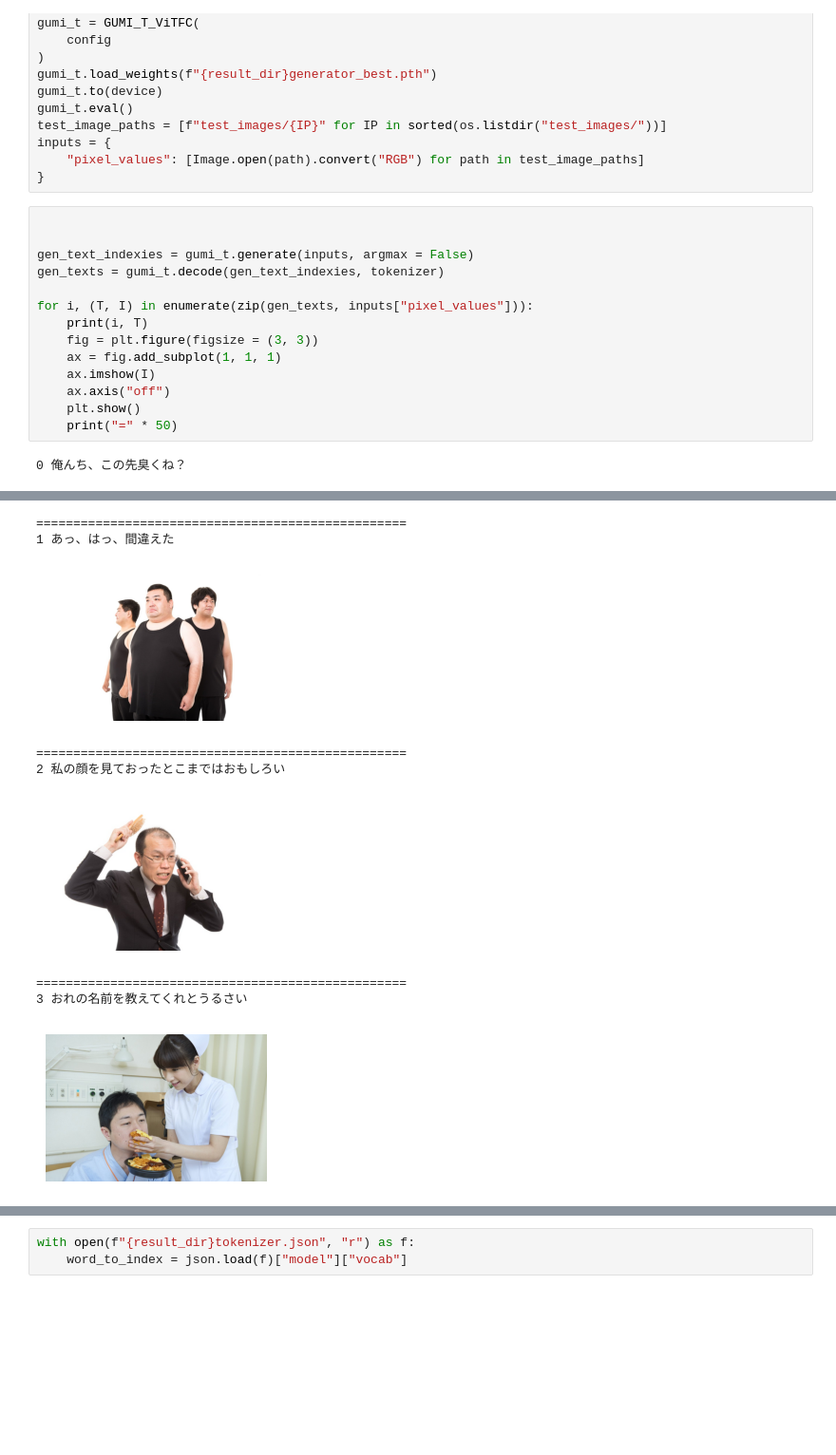
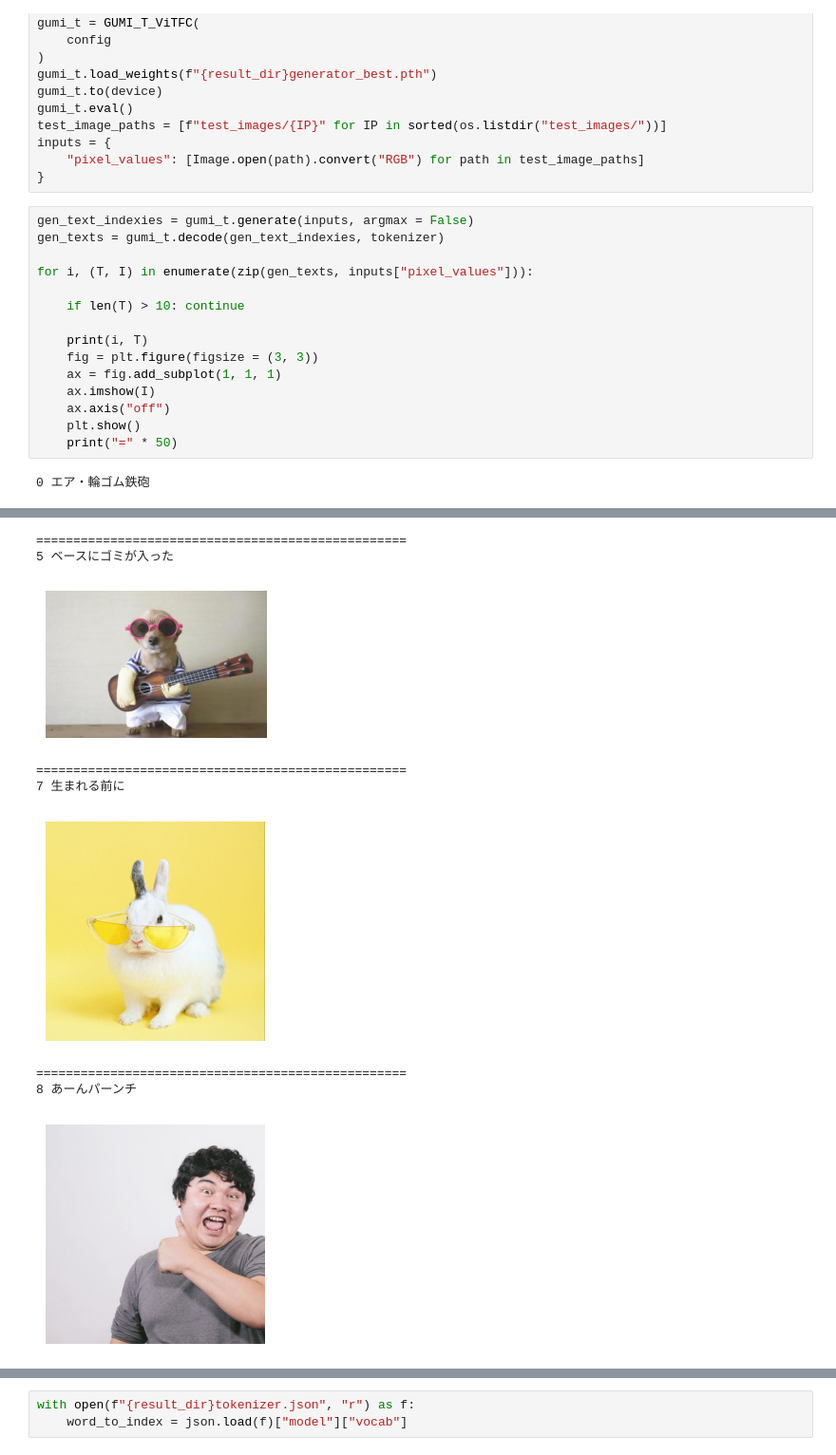
Before and after one commit to yryo1005/GUMI_T_Paper_programs, a Jupyter notebook: 006_training_GUMI_T_ViT_FineTuining.ipynb, the cells around one changed output, grey strips where cells are left out. Shown at 95% size. Saved outputs shown, nothing was run; the diff lists cells and outputs as text; blank space fills up the shorter version.

```diff
--- a/006_training_GUMI_T_ViT_FineTuining.ipynb
+++ b/006_training_GUMI_T_ViT_FineTuining.ipynb
@@ -365,29 +357,30 @@ inputs = {
     "pixel_values": [Image.open(path).convert("RGB") for path in test_image_paths]
 }
 # %%
-
-
 gen_text_indexies = gumi_t.generate(inputs, argmax = False)
 gen_texts = gumi_t.decode(gen_text_indexies, tokenizer)
 
 for i, (T, I) in enumerate(zip(gen_texts, inputs["pixel_values"])):
+
+    if len(T) > 10: continue
+
     print(i, T)
     fig = plt.figure(figsize = (3, 3))
     ax = fig.add_subplot(1, 1, 1)
     ax.imshow(I)
     ax.axis("off")
     plt.show()
     print("=" * 50)
 # %% [output]
-0 俺んち、この先臭くね？
+0 エア・輪ゴム鉄砲
 [figure]
 ==================================================
-1 あっ、はっ、間違えた
+5 ベースにゴミが入った
-[figure, old version]
+[figure, new version]
 ==================================================
-2 私の顔を見ておったとこまではおもしろい
+7 生まれる前に
-[figure, old version]
+[figure, new version]
 ==================================================
-3 おれの名前を教えてくれとうるさい
+8 あーんパーンチ
-[figure, old version]
+[figure, new version]
 ==================================================
```
Also changed, not shown: parts of 8 cells of this notebook, 2 other files.
